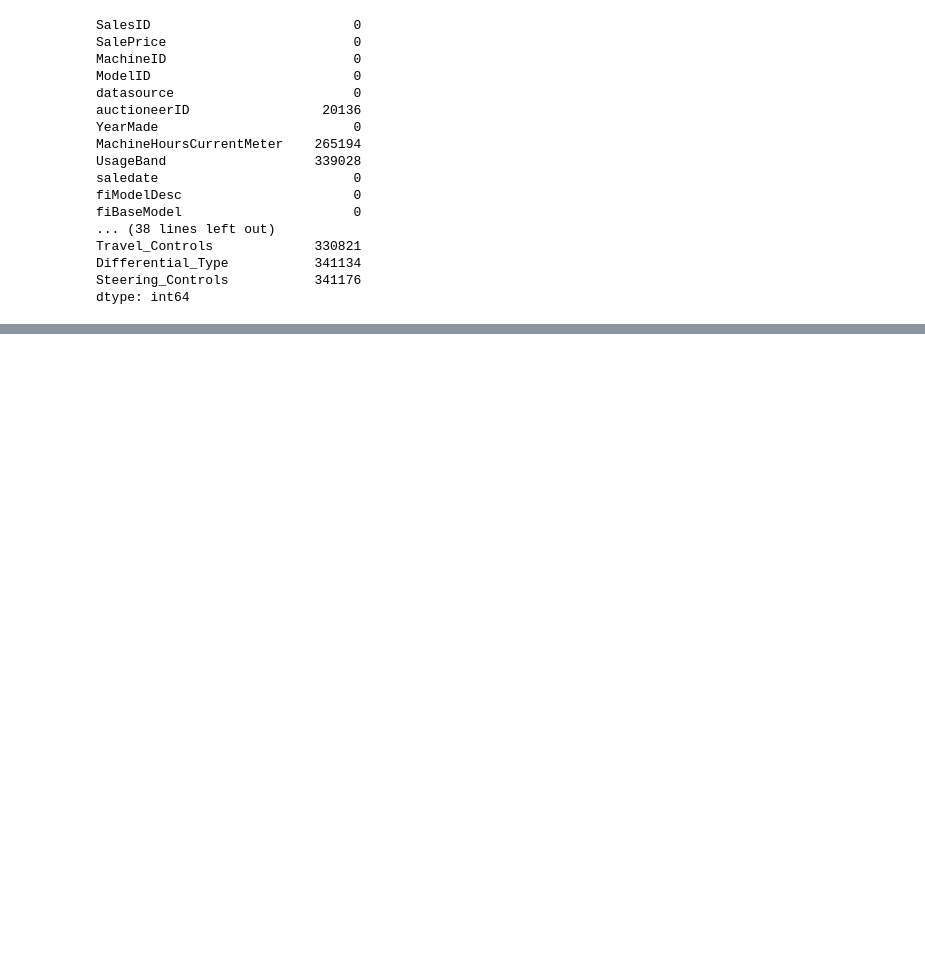
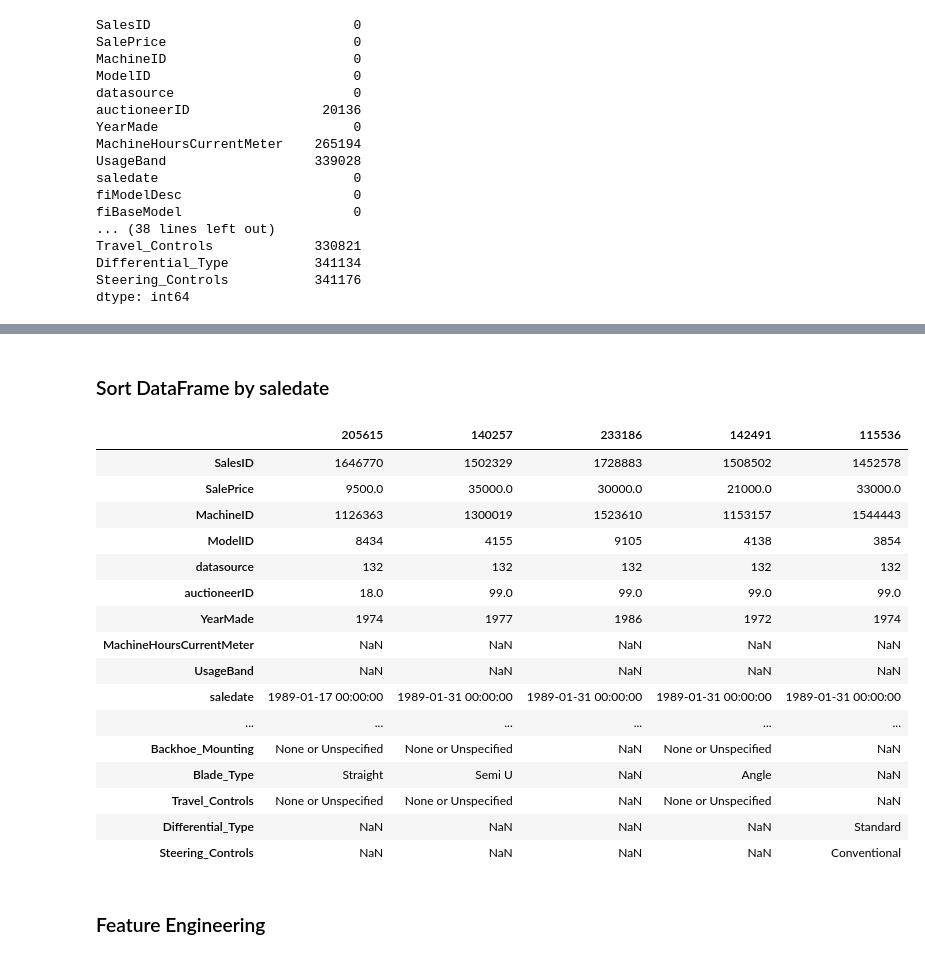
Before and after one commit to crysqrlkys/bulldozer-price-regression, a Jupyter notebook: notebooks/bulldozer-price-predictions.ipynb, the cells around one changed output, grey strips where cells are left out. Cells and saved outputs as stored; diff of their text form; code cells hidden in the pictures; blank space fills up the shorter version.

```diff
--- a/notebooks/bulldozer-price-predictions.ipynb
+++ b/notebooks/bulldozer-price-predictions.ipynb
@@ -117,0 +139,26 @@ dtype: int64
+# %% [markdown]
+### Sort DataFrame by saledate
+# %%
+df.sort_values(by=['saledate'], inplace=True, ascending=True)
+df_copy = df.copy()
+df.head().T
+# %% [output]
+|  | 205615 | 140257 | 233186 | 142491 | 115536 |
+| SalesID | 1646770 | 1502329 | 1728883 | 1508502 | 1452578 |
+| SalePrice | 9500.0 | 35000.0 | 30000.0 | 21000.0 | 33000.0 |
+| MachineID | 1126363 | 1300019 | 1523610 | 1153157 | 1544443 |
+| ModelID | 8434 | 4155 | 9105 | 4138 | 3854 |
+| datasource | 132 | 132 | 132 | 132 | 132 |
+| auctioneerID | 18.0 | 99.0 | 99.0 | 99.0 | 99.0 |
+| YearMade | 1974 | 1977 | 1986 | 1972 | 1974 |
+| MachineHoursCurrentMeter | NaN | NaN | NaN | NaN | NaN |
+| UsageBand | NaN | NaN | NaN | NaN | NaN |
+| saledate | 1989-01-17 00:00:00 | 1989-01-31 00:00:00 | 1989-01-31 00:00:00 | 1989-01-31 00:00:00 | 1989-01-31 00:00:00 |
+| ... | ... | ... | ... | ... | ... |
+| Backhoe_Mounting | None or Unspecified | None or Unspecified | NaN | None or Unspecified | NaN |
+| Blade_Type | Straight | Semi U | NaN | Angle | NaN |
+| Travel_Controls | None or Unspecified | None or Unspecified | NaN | None or Unspecified | NaN |
+| Differential_Type | NaN | NaN | NaN | NaN | Standard |
+| Steering_Controls | NaN | NaN | NaN | NaN | Conventional |
+# %% [markdown]
+### Feature Engineering
```
Also changed, not shown: parts of 19 cells of this notebook.
